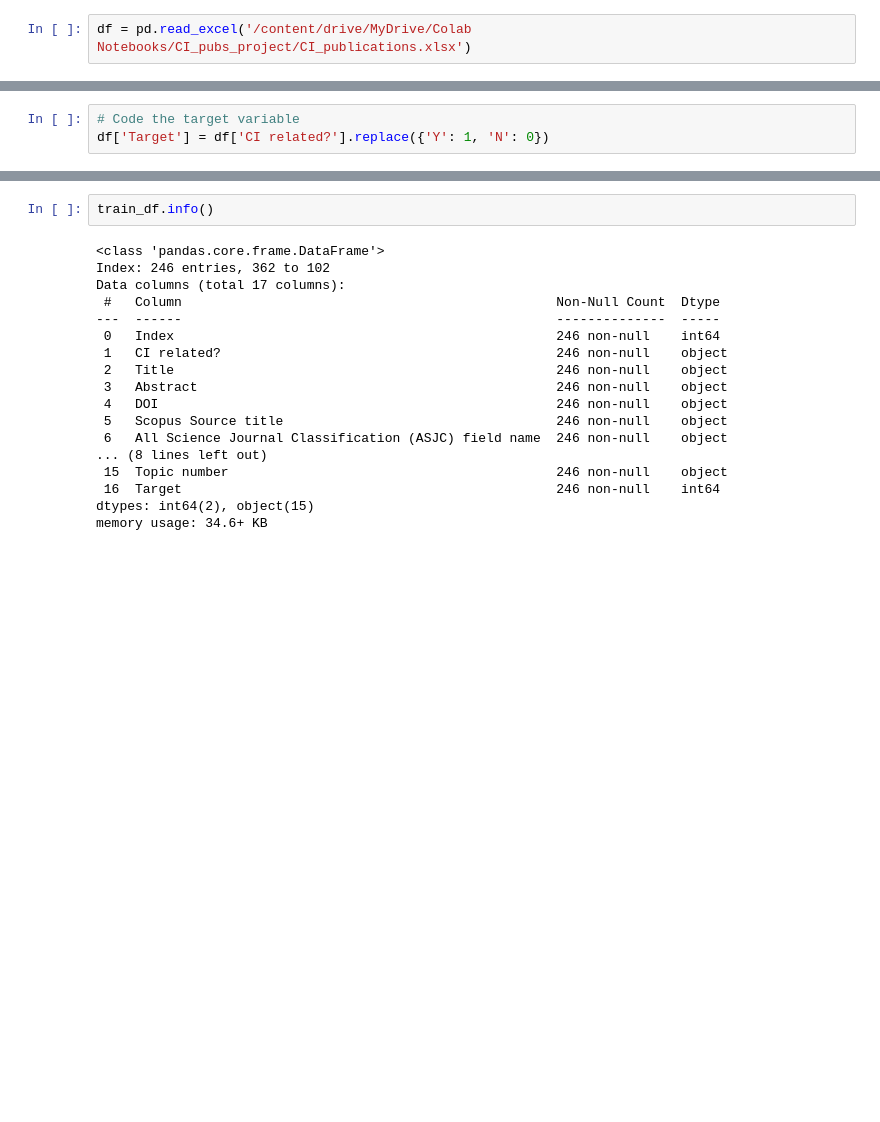
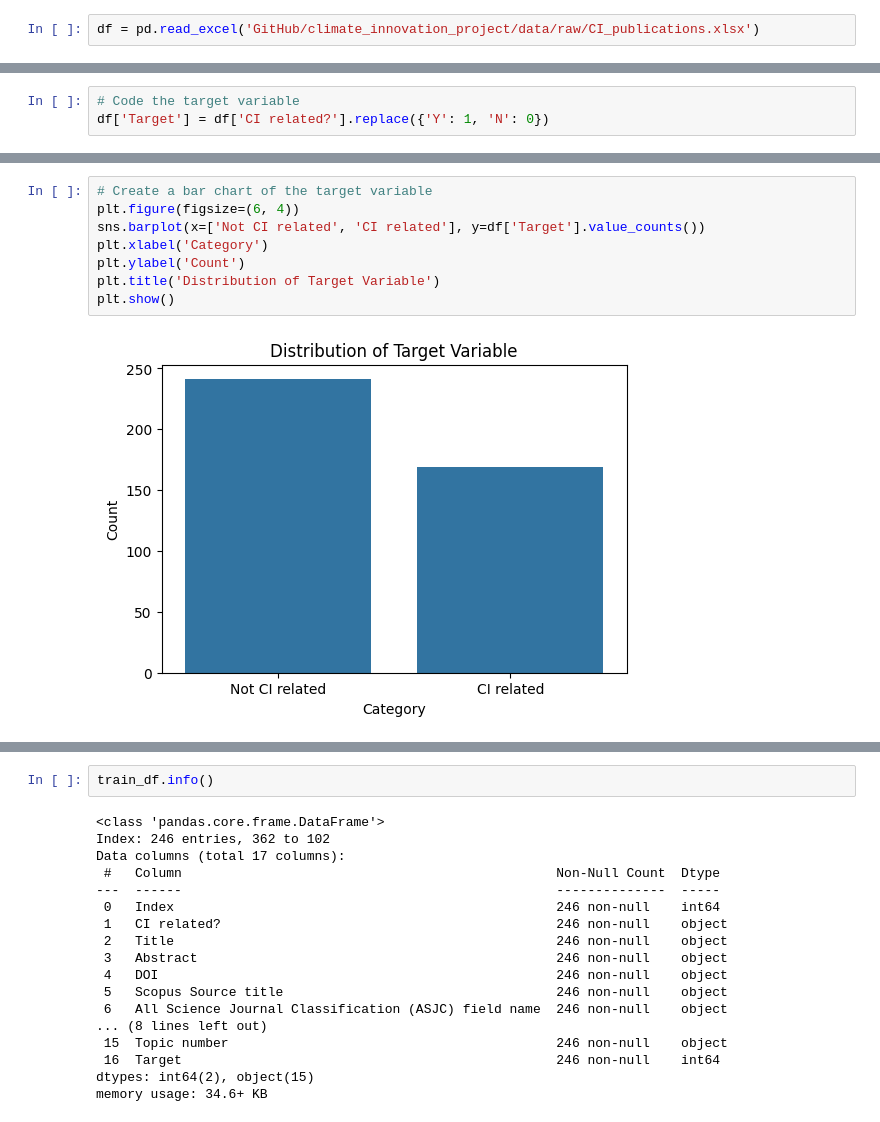
Before and after one commit to ciciecho-ds/climate_innovation_classfication, a Jupyter notebook: data_preprocess.ipynb, the cells around one changed output, grey strips where cells are left out. Saved outputs shown, nothing was run; the diff lists cells and outputs as text; blank space fills up the shorter version.

Commit message:
Edit the data preprocess notebook with baseline model

```diff
--- a/data_preprocess.ipynb
+++ b/data_preprocess.ipynb
@@ -7,7 +18,7 @@ I manually labeled this dataset downloaded from SciVal with publications informa
 # %% [markdown]
 ## Read in Data
 # %%
-df = pd.read_excel('/content/drive/MyDrive/Colab Notebooks/CI_pubs_project/CI_publications.xlsx')
+df = pd.read_excel('GitHub/climate_innovation_project/data/raw/CI_publications.xlsx')
 # %%
 df.head()
 # %% [output]
@@ -32,0 +71,10 @@ Name: proportion, dtype: float64
+# %%
+# Create a bar chart of the target variable
+plt.figure(figsize=(6, 4))
+sns.barplot(x=['Not CI related', 'CI related'], y=df['Target'].value_counts())
+plt.xlabel('Category')
+plt.ylabel('Count')
+plt.title('Distribution of Target Variable')
+plt.show()
+# %% [output]
+[figure, added]
```
Also changed, not shown: parts of 33 cells of this notebook.
